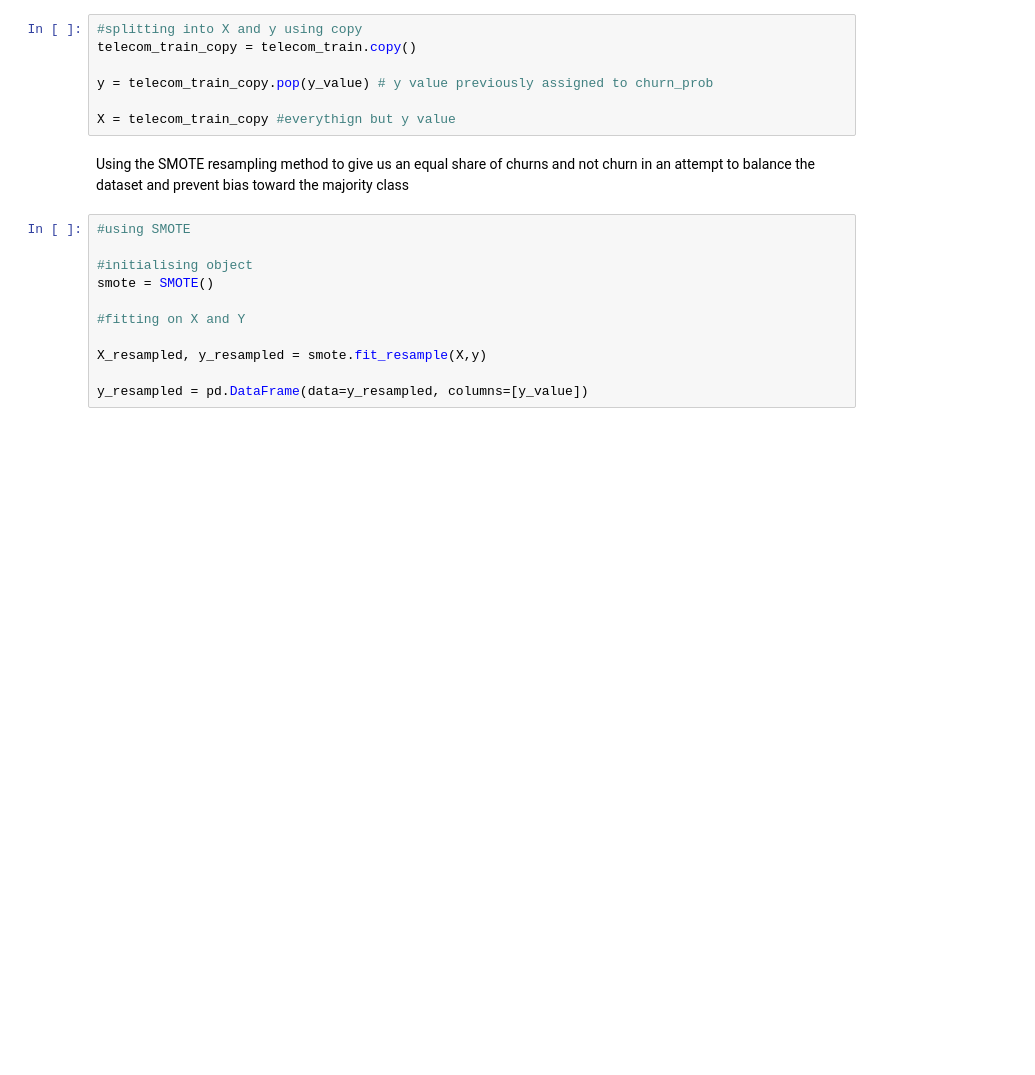
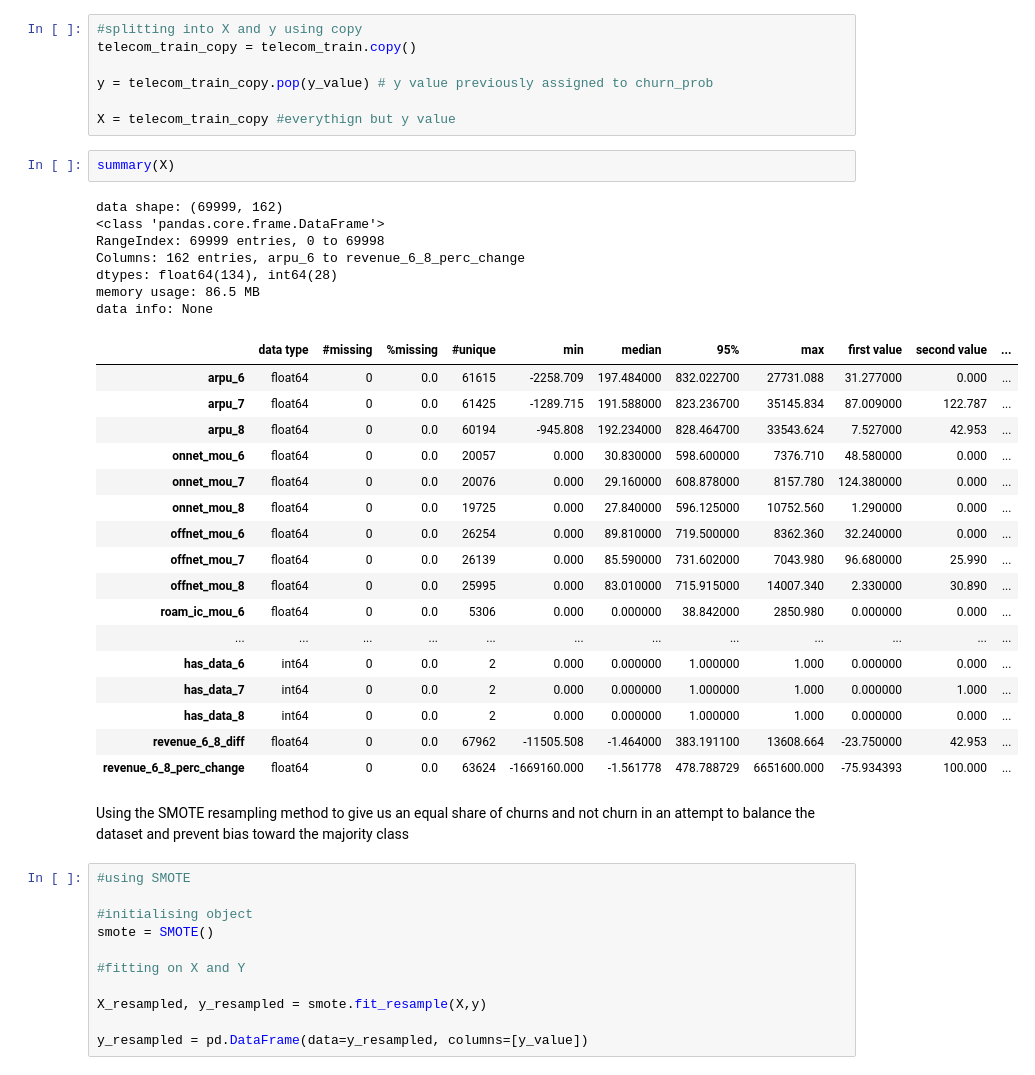
Before and after one commit to mickyals/Telecom_Churn, a Jupyter notebook: Telecom_Churn_Prediction_MA.ipynb, the cells around one changed output. Saved outputs shown, nothing was run; the diff lists cells and outputs as text; blank space fills up the shorter version.

```diff
--- a/Telecom_Churn_Prediction_MA.ipynb
+++ b/Telecom_Churn_Prediction_MA.ipynb
@@ -636,8 +655,35 @@ telecom_train_copy = telecom_train.copy()
 y = telecom_train_copy.pop(y_value) # y value previously assigned to churn_prob
 
 X = telecom_train_copy #everythign but y value
-# %% [markdown]
-Using the SMOTE resampling method to give us an equal share of churns and not churn in an attempt to balance the dataset and prevent bias toward the majority class
+# %%
+summary(X)
+# %% [output]
+data shape: (69999, 162)
+<class 'pandas.core.frame.DataFrame'>
+RangeIndex: 69999 entries, 0 to 69998
+Columns: 162 entries, arpu_6 to revenue_6_8_perc_change
+dtypes: float64(134), int64(28)
+memory usage: 86.5 MB
+data info: None
+|  | data type | #missing | %missing | #unique | min | median | 95% | max | first value | second value | ... |
+| arpu_6 | float64 | 0 | 0.0 | 61615 | -2258.709 | 197.484000 | 832.022700 | 27731.088 | 31.277000 | 0.000 | ... |
+| arpu_7 | float64 | 0 | 0.0 | 61425 | -1289.715 | 191.588000 | 823.236700 | 35145.834 | 87.009000 | 122.787 | ... |
+| arpu_8 | float64 | 0 | 0.0 | 60194 | -945.808 | 192.234000 | 828.464700 | 33543.624 | 7.527000 | 42.953 | ... |
+| onnet_mou_6 | float64 | 0 | 0.0 | 20057 | 0.000 | 30.830000 | 598.600000 | 7376.710 | 48.580000 | 0.000 | ... |
+| onnet_mou_7 | float64 | 0 | 0.0 | 20076 | 0.000 | 29.160000 | 608.878000 | 8157.780 | 124.380000 | 0.000 | ... |
+| onnet_mou_8 | float64 | 0 | 0.0 | 19725 | 0.000 | 27.840000 | 596.125000 | 10752.560 | 1.290000 | 0.000 | ... |
+| offnet_mou_6 | float64 | 0 | 0.0 | 26254 | 0.000 | 89.810000 | 719.500000 | 8362.360 | 32.240000 | 0.000 | ... |
+| offnet_mou_7 | float64 | 0 | 0.0 | 26139 | 0.000 | 85.590000 | 731.602000 | 7043.980 | 96.680000 | 25.990 | ... |
+| offnet_mou_8 | float64 | 0 | 0.0 | 25995 | 0.000 | 83.010000 | 715.915000 | 14007.340 | 2.330000 | 30.890 | ... |
+| roam_ic_mou_6 | float64 | 0 | 0.0 | 5306 | 0.000 | 0.000000 | 38.842000 | 2850.980 | 0.000000 | 0.000 | ... |
+| ... | ... | ... | ... | ... | ... | ... | ... | ... | ... | ... | ... |
+| has_data_6 | int64 | 0 | 0.0 | 2 | 0.000 | 0.000000 | 1.000000 | 1.000 | 0.000000 | 0.000 | ... |
+| has_data_7 | int64 | 0 | 0.0 | 2 | 0.000 | 0.000000 | 1.000000 | 1.000 | 0.000000 | 1.000 | ... |
+| has_data_8 | int64 | 0 | 0.0 | 2 | 0.000 | 0.000000 | 1.000000 | 1.000 | 0.000000 | 0.000 | ... |
+| revenue_6_8_diff | float64 | 0 | 0.0 | 67962 | -11505.508 | -1.464000 | 383.191100 | 13608.664 | -23.750000 | 42.953 | ... |
+| revenue_6_8_perc_change | float64 | 0 | 0.0 | 63624 | -1669160.000 | -1.561778 | 478.788729 | 6651600.000 | -75.934393 | 100.000 | ... |
+# %% [markdown]
+Using the SMOTE resampling method to give us an equal share of churns and not churn in an attempt to balance the dataset and prevent bias toward the majority class
 # %%
 #using SMOTE
 
```
Also changed, not shown: parts of 24 cells of this notebook, 1 other file.
